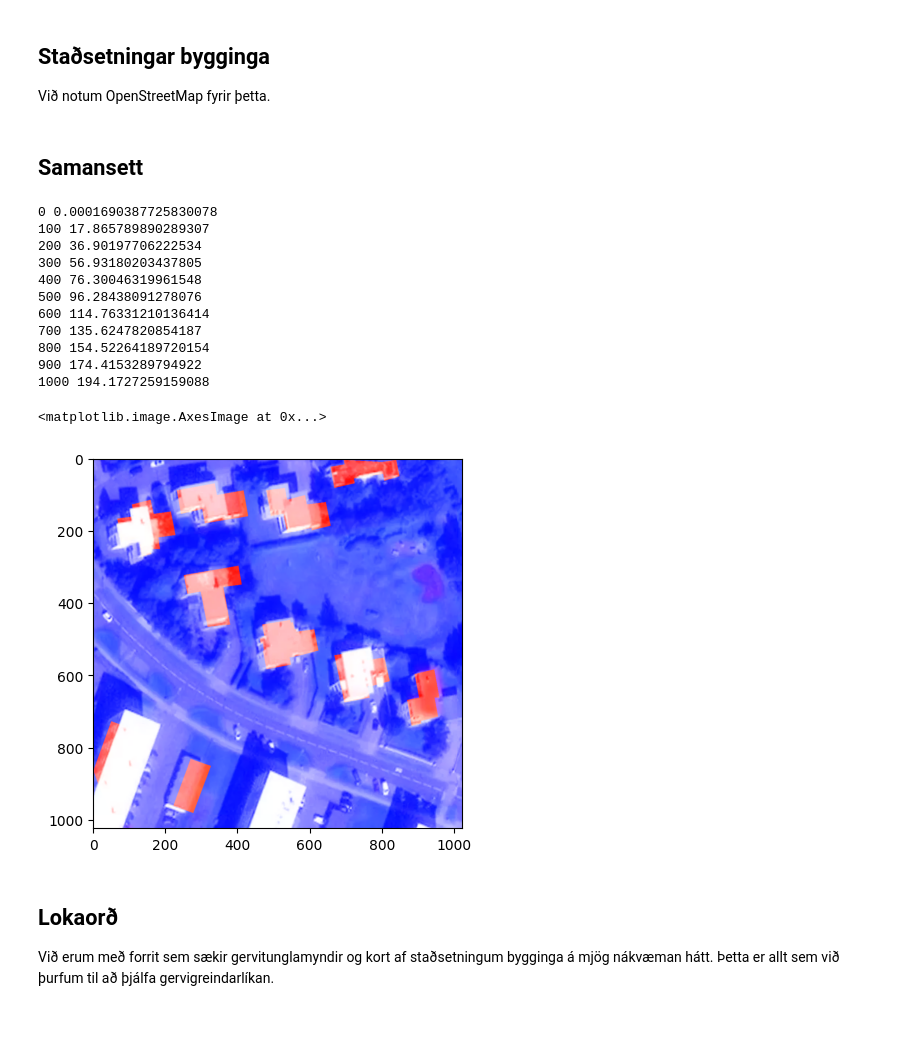
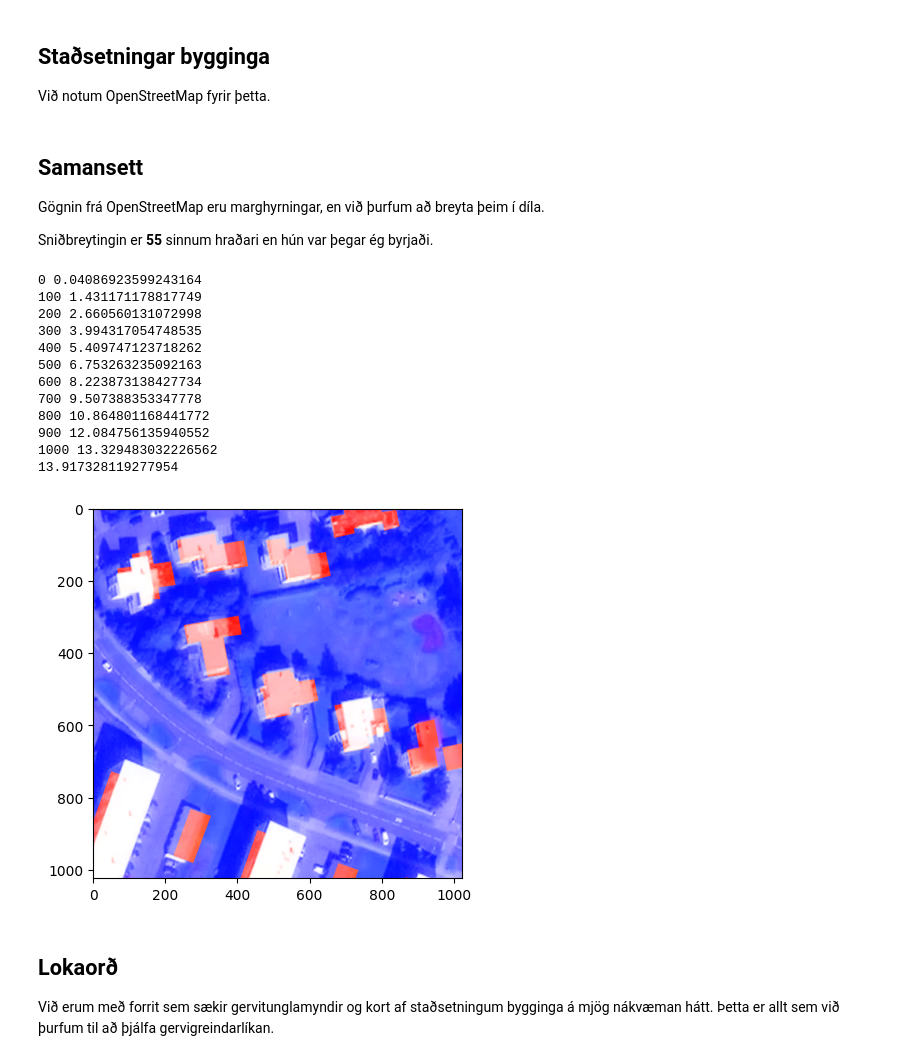
Before and after one commit to nholmesking/envalys-nathan, a Jupyter notebook: Nathan HK 2D-myndir.ipynb, the cells around one changed output. Drawn from its saved outputs; the diff is of its cells as text; code cells hidden in the pictures; blank space fills up the shorter version.

Commit message:
55 times faster

```diff
--- a/Nathan HK 2D-myndir.ipynb
+++ b/Nathan HK 2D-myndir.ipynb
@@ -46,53 +46,64 @@ fp = get_data('Iceland')
 y_n = 1 / (2 * math.pi) * 2 ** 17 * (math.pi - math.log(math.tan(math.pi / 4 + math.radians(hnit[0]) / 2))) - 0.5
 y_s = 1 / (2 * math.pi) * 2 ** 17 * (math.pi - math.log(math.tan(math.pi / 4 + math.radians(hnit[0]) / 2))) + 0.5
 # %%
-osm = OSM(fp, bounding_box=[hnit[1] - 0.001373,
-                            math.degrees(2 * (math.atan(math.exp(math.pi - y_s * 2 * math.pi / (2 ** 17))) - math.pi / 4)),
-                            hnit[1] + 0.001373,
-                            math.degrees(2 * (math.atan(math.exp(math.pi - y_n * 2 * math.pi / (2 ** 17))) - math.pi / 4))])
+osm = OSM(fp, bounding_box=[hnit[1] - 0.001373 - 0.001,
+                            math.degrees(2 * (math.atan(math.exp(math.pi - y_s * 2 * math.pi / (2 ** 17))) - math.pi / 4)) - 0.001,
+                            hnit[1] + 0.001373 + 0.001,
+                            math.degrees(2 * (math.atan(math.exp(math.pi - y_n * 2 * math.pi / (2 ** 17))) - math.pi / 4)) + 0.001])
 byggingar = osm.get_buildings()
 # %% [markdown]
 ## Samansett
+Gögnin frá OpenStreetMap eru marghyrningar, en við þurfum að breyta þeim í díla.
+
+Sniðbreytingin er **55** sinnum hraðari en hún var þegar ég byrjaði.
 # %%
-def pix2coord(pix, hnit):
-    x_t = 1 / (2 * math.pi) * 2 ** 17 * (math.pi + math.radians(hnit[1])) + (pix[0] - 512) / 1024
+def pix2coord(pix, hnit_br):
+    x_t = hnit_br[1] + (pix[0] - 512) / 1024
     lon = math.degrees(x_t * 2 * math.pi / (2 ** 17) - math.pi)
-    y_t = 1 / (2 * math.pi) * 2 ** 17 * (math.pi - math.log(math.tan(math.pi / 4 + math.radians(hnit[0]) / 2))) + (pix[1] - 512) / 1024
+    y_t = hnit_br[0] + (pix[1] - 512) / 1024
     lat = math.degrees(2 * (math.atan(math.exp(math.pi - y_t * 2 * math.pi / (2 ** 17))) - math.pi / 4))
     return (lat, lon)
 # %%
+byrjun = time.time()
 gtm = Image.open('/Users/002-nathan/Desktop/Envalys/gtm/' + str(hnit[0]) + '_' + str(hnit[1]) + '.png')
 dilar = gtm.load()
-byrjun = time.time()
+hnit_br = (1 / (2 * math.pi) * 2 ** 17 * (math.pi - math.log(math.tan(math.pi / 4 + math.radians(hnit[0]) / 2))),
+           1 / (2 * math.pi) * 2 ** 17 * (math.pi + math.radians(hnit[1])))
+bd = []
+for k in range(byggingar.shape[0]):
+    bd.append(byggingar['geometry'][k].bounds)
 for i in range(1024):
     if i % 100 == 0:
         print(i, time.time() - byrjun)
     for j in range(1024):
-        coord = pix2coord((i, j), hnit)
+        coord = pix2coord((i, j), hnit_br)
         f = True
         for k in range(byggingar.shape[0]):
+            if bd[k][0] > coord[1] or bd[k][1] > coord[0] or bd[k][2] < coord[1] or bd[k][3] < coord[0]:
+                continue
             if byggingar['geometry'][k].contains(Point(coord[1], coord[0])):
                 gtm.putpixel((i, j), (max(dilar[i,j][0] + 64, 255), dilar[i,j][1], dilar[i,j][2]))
                 f = False
                 break
         if f:
             gtm.putpixel((i, j), (dilar[i,j][0], dilar[i,j][1], max(dilar[i,j][2] + 64, 255)))
 gtm.save('/Users/002-nathan/Desktop/Envalys/gtm/saman_' + str(hnit[0]) + '_' + str(hnit[1]) + '.png')
 plt.imshow(gtm)
+print(time.time() - byrjun)
 # %% [output]
-0 0.0001690387725830078
-100 17.865789890289307
-200 36.90197706222534
-300 56.93180203437805
-400 76.30046319961548
-500 96.28438091278076
-600 114.76331210136414
-700 135.6247820854187
-800 154.52264189720154
-900 174.4153289794922
-1000 194.1727259159088
+0 0.04086923599243164
+100 1.431171178817749
+200 2.660560131072998
+300 3.994317054748535
+400 5.409747123718262
+500 6.753263235092163
+600 8.223873138427734
+700 9.507388353347778
+800 10.864801168441772
+900 12.084756135940552
+1000 13.329483032226562
+13.917328119277954
-<matplotlib.image.AxesImage at 0x...>
-[figure, old version]
+[figure, new version]
 # %% [markdown]
 ## Lokaorð
 Við erum með forrit sem sækir gervitunglamyndir og kort af staðsetningum bygginga á mjög nákvæman hátt. Þetta er allt sem við þurfum til að þjálfa gervigreindarlíkan.
```
